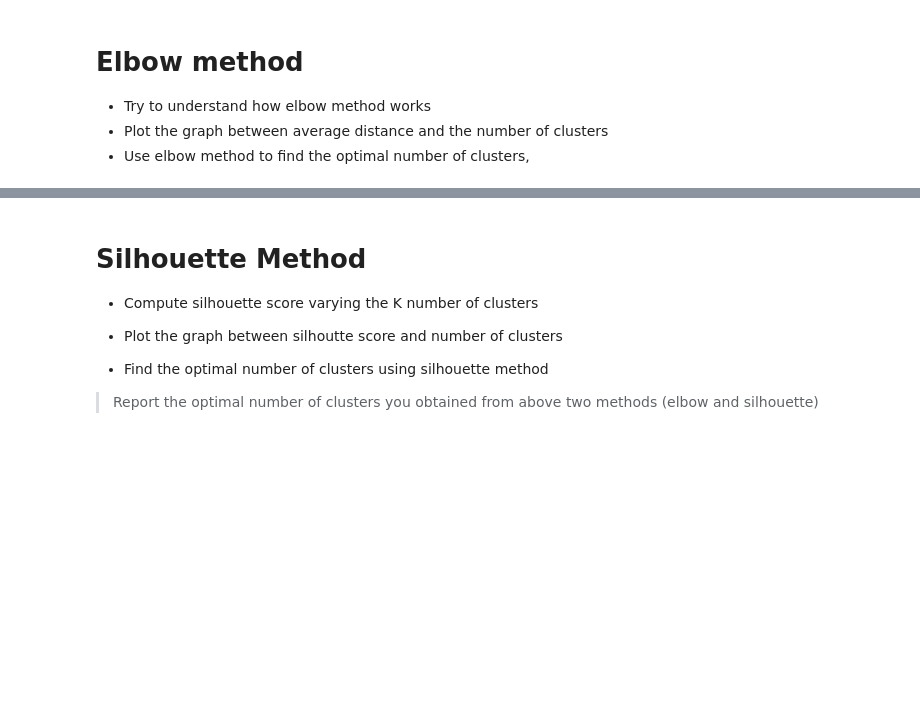
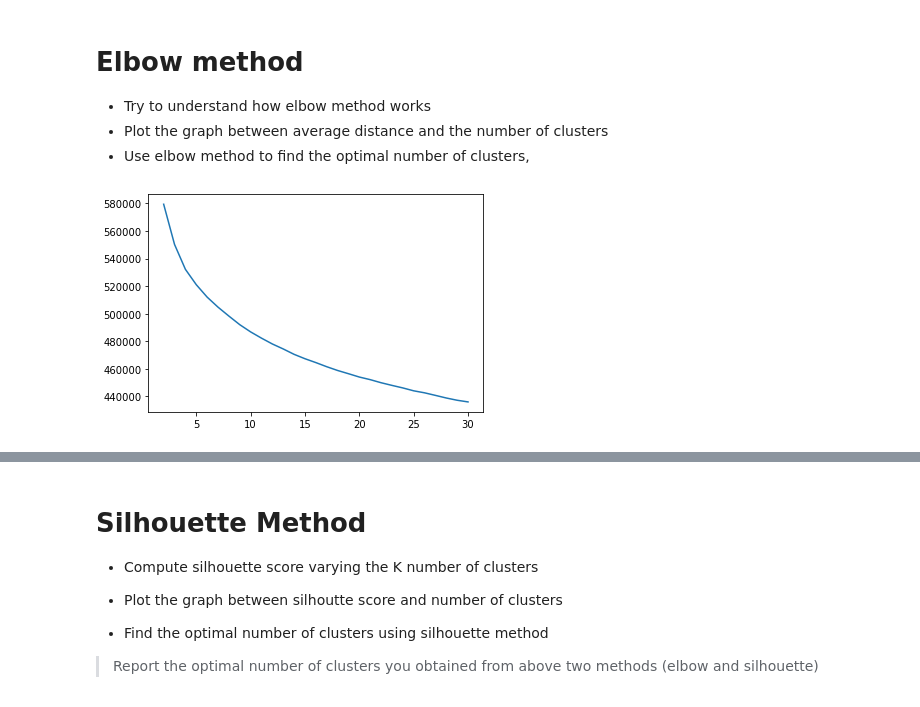
Before and after one commit to spashal/SMAI, a Jupyter notebook: Assignment2/rollnumber_Assignment2_Q1.ipynb, the cells around one changed output, grey strips where cells are left out. Drawn from its saved outputs; the diff is of its cells as text; code cells hidden in the pictures; blank space fills up the shorter version.

```diff
--- a/Assignment2/rollnumber_Assignment2_Q1.ipynb
+++ b/Assignment2/rollnumber_Assignment2_Q1.ipynb
@@ -205,5 +267,22 @@ SyntaxError: invalid syntax (182033706.py, line 22)
 *   Try to understand how elbow method works
 *   Plot the graph between average distance and the number of clusters
 *   Use elbow method to find the optimal number of clusters,
-# %%
-def elbow_method():
+# %%
+def elbow_method(max, X):
+    exp_var = []
+    labels = []
+    objs = []
+    for i in range(2, max+1):
+        kmeans = runKMeans(i, X)
+        exp_var.append(kmeans.inertia_)
+        labels.append(kmeans.labels_)
+        objs.append(kmeans)
+        # print(labels[-1])
+
+    x = [i for i in range(2, max+1)]
+    plt.plot(x, exp_var)
+    return exp_var, labels, objs
+
+exp_var, labels, objs = elbow_method(30, X)
+# %% [output]
+[figure, added]
```
Also changed, not shown: parts of 12 cells of this notebook.
